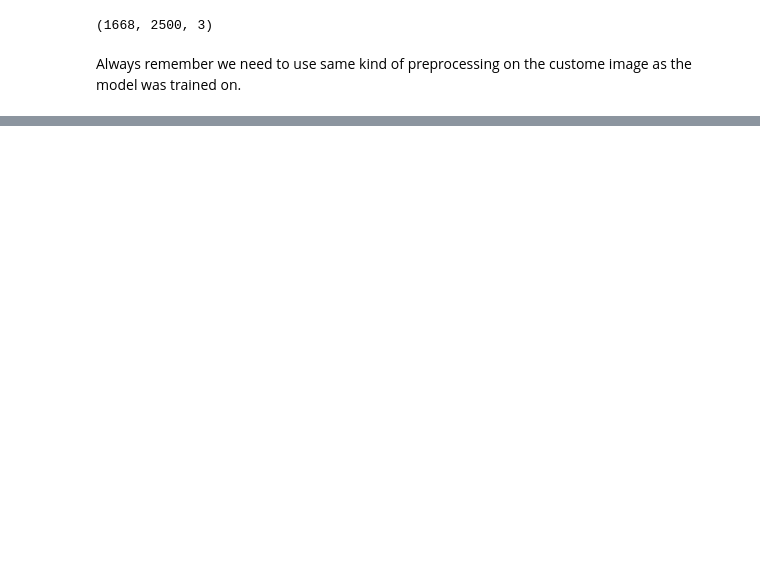
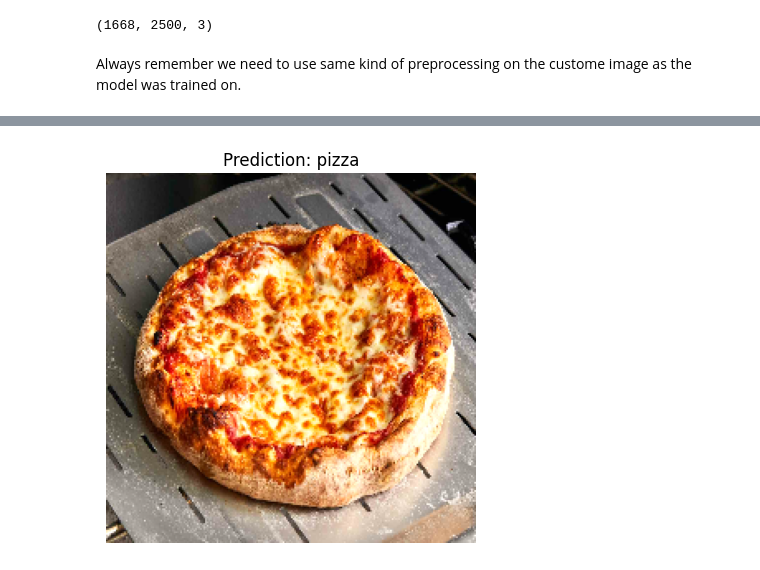
Before and after one commit to Kaushal-Top5699/tensorflow_cnn_cv, a Jupyter notebook: tensorflow_cnn_cv.ipynb, the cells around one changed output, grey strips where cells are left out. Cells and saved outputs as stored; diff of their text form; code cells hidden in the pictures; blank space fills up the shorter version.

```diff
--- a/tensorflow_cnn_cv.ipynb
+++ b/tensorflow_cnn_cv.ipynb
@@ -911,0 +966,3 @@ array([[0.9973303]], dtype=float32)
+# %%
+pred_plot(model_7, "pizza01.jpeg")
+# %% [output]
@@ -911,0 +971 @@ array([[0.9973303]], dtype=float32)
+[figure, added]
```
Also changed, not shown: parts of 10 cells of this notebook.
